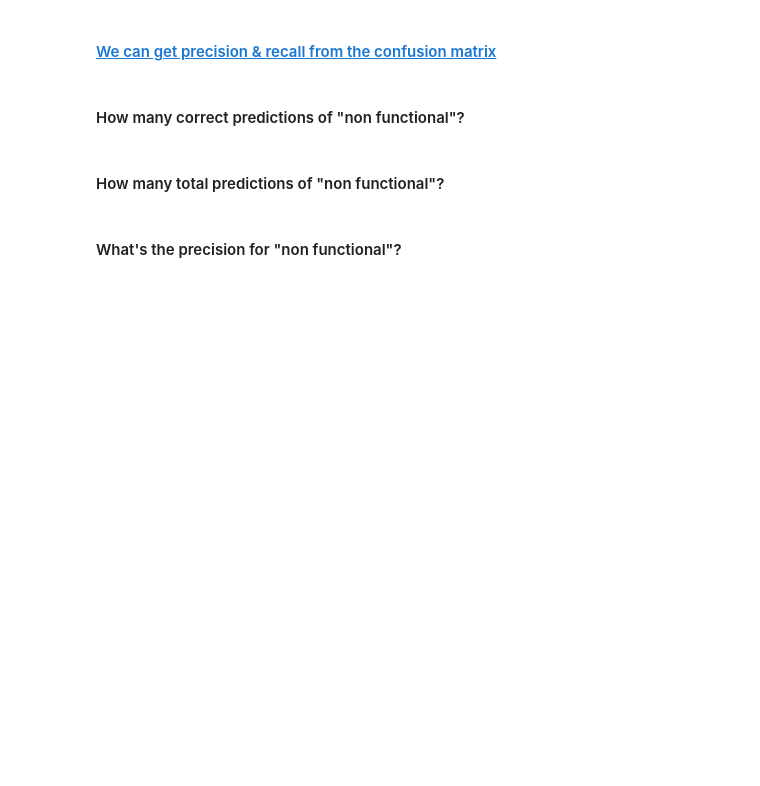
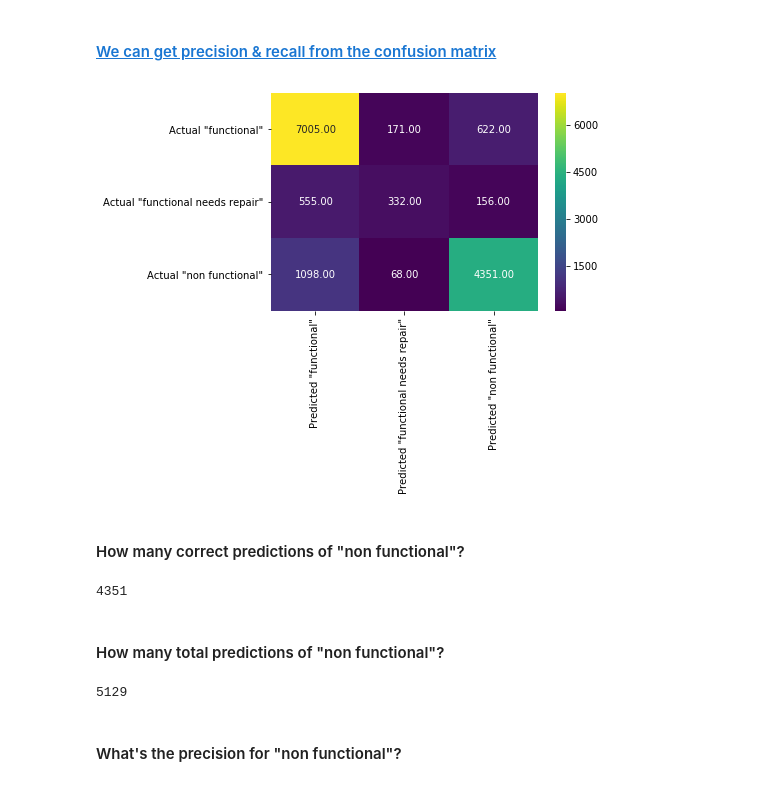
Before and after one commit to bloominstituteoftechnology/DS-Unit-2-Tree-Ensembles, a Jupyter notebook: module3-confusion-matrix/confusion_matrix.ipynb, the cells around one changed output. Drawn from its saved outputs; the diff is of its cells as text; code cells hidden in the pictures; blank space fills up the shorter version.

```diff
--- a/module3-confusion-matrix/confusion_matrix.ipynb
+++ b/module3-confusion-matrix/confusion_matrix.ipynb
@@ -140,9 +234,23 @@ print('Validation Accuracy', accuracy_score(y_val, y_pred))
 <img src="https://upload.wikimedia.org/wikipedia/commons/thumb/2/26/Precisionrecall.svg/700px-Precisionrecall.svg.png" width="400">
 # %% [markdown]
 #### [We can get precision & recall from the confusion matrix](https://en.wikipedia.org/wiki/Precision_and_recall#Definition_(classification_context))
+# %%
+plot_confusion_matrix(y_val, y_pred)
+# %% [output]
+[figure, added]
 # %% [markdown]
 #### How many correct predictions of "non functional"?
+# %%
+correct_predictions_nonfunctional = 4351;
+correct_predictions_nonfunctional
+# %% [output]
+4351
 # %% [markdown]
 #### How many total predictions of "non functional"?
+# %%
+total_predictions_nonfunctional = 622 + 156 + 4351;
+total_predictions_nonfunctional
+# %% [output]
+5129
 # %% [markdown]
 #### What's the precision for "non functional"?
```
Also changed, not shown: parts of 21 cells of this notebook.
